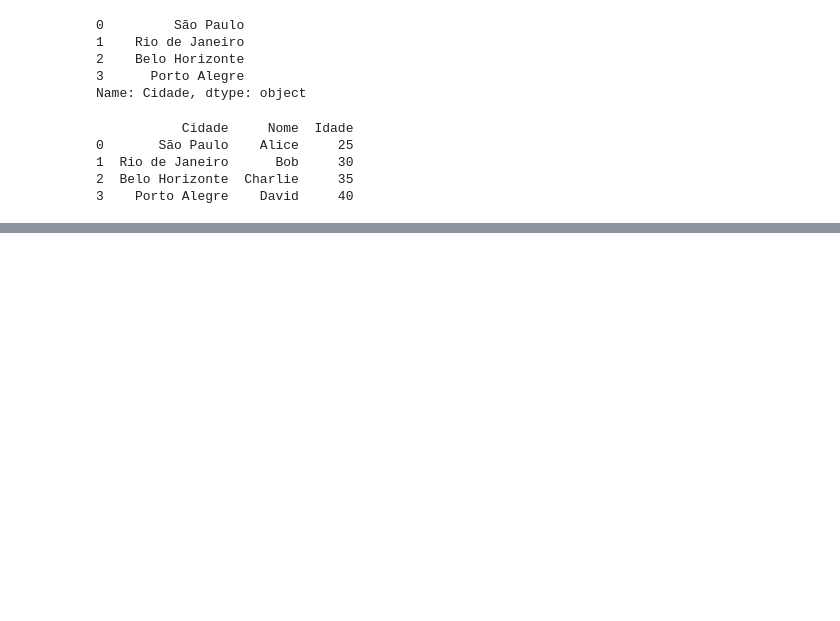
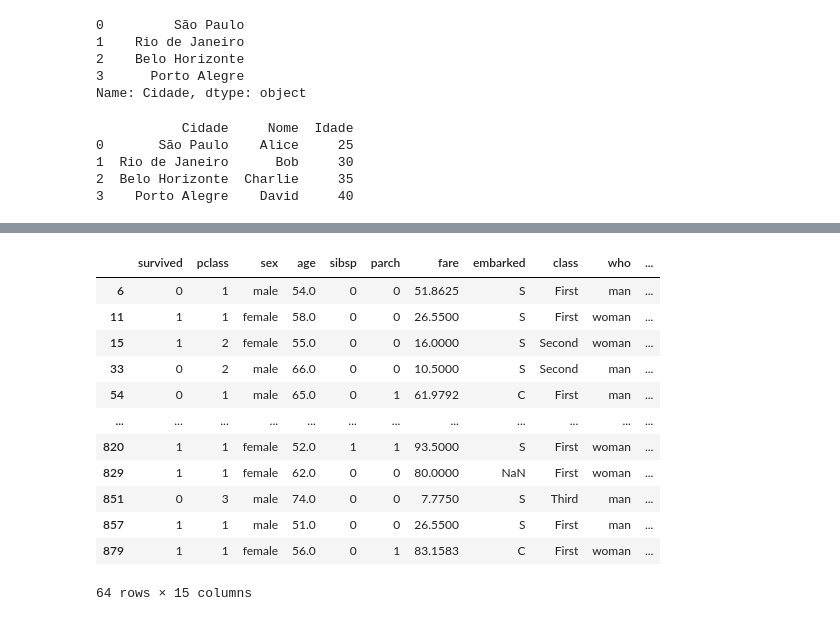
Before and after one commit to radsrei/Caderno-Faculdade, a Jupyter notebook: DS_Catolica.ipynb, the cells around one changed output, grey strips where cells are left out. Cells and saved outputs as stored; diff of their text form; code cells hidden in the pictures; blank space fills up the shorter version.

```diff
--- a/DS_Catolica.ipynb
+++ b/DS_Catolica.ipynb
@@ -343,0 +482,17 @@ print(df2_br)
+# %%
+#filtrar passageiros com mais de 50 anos
+df[df['age']>50]
+# %% [output]
+|  | survived | pclass | sex | age | sibsp | parch | fare | embarked | class | who | ... |
+| 6 | 0 | 1 | male | 54.0 | 0 | 0 | 51.8625 | S | First | man | ... |
+| 11 | 1 | 1 | female | 58.0 | 0 | 0 | 26.5500 | S | First | woman | ... |
+| 15 | 1 | 2 | female | 55.0 | 0 | 0 | 16.0000 | S | Second | woman | ... |
+| 33 | 0 | 2 | male | 66.0 | 0 | 0 | 10.5000 | S | Second | man | ... |
+| 54 | 0 | 1 | male | 65.0 | 0 | 1 | 61.9792 | C | First | man | ... |
+| ... | ... | ... | ... | ... | ... | ... | ... | ... | ... | ... | ... |
+| 820 | 1 | 1 | female | 52.0 | 1 | 1 | 93.5000 | S | First | woman | ... |
+| 829 | 1 | 1 | female | 62.0 | 0 | 0 | 80.0000 | NaN | First | woman | ... |
+| 851 | 0 | 3 | male | 74.0 | 0 | 0 | 7.7750 | S | Third | man | ... |
+| 857 | 1 | 1 | male | 51.0 | 0 | 0 | 26.5500 | S | First | man | ... |
+| 879 | 1 | 1 | female | 56.0 | 0 | 1 | 83.1583 | C | First | woman | ... |
+64 rows × 15 columns
```
Also changed, not shown: parts of 35 cells of this notebook.
